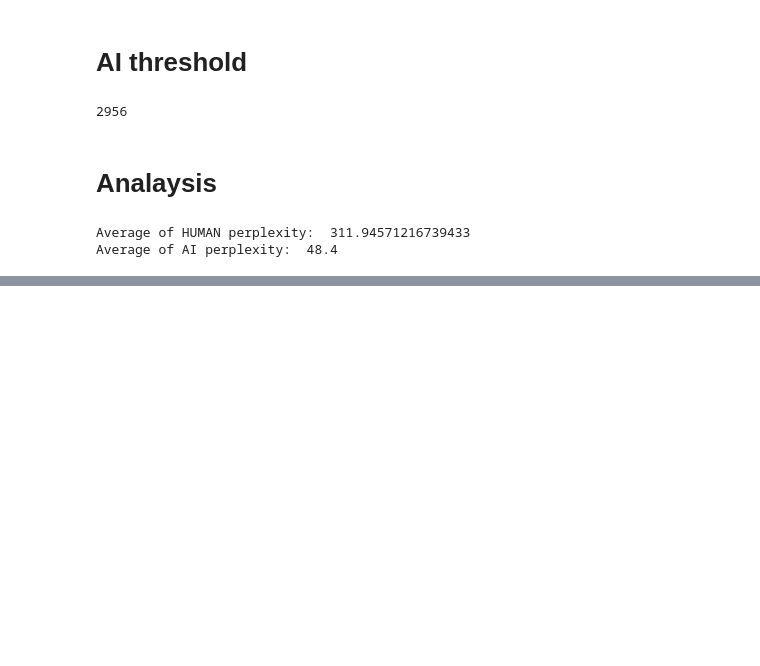
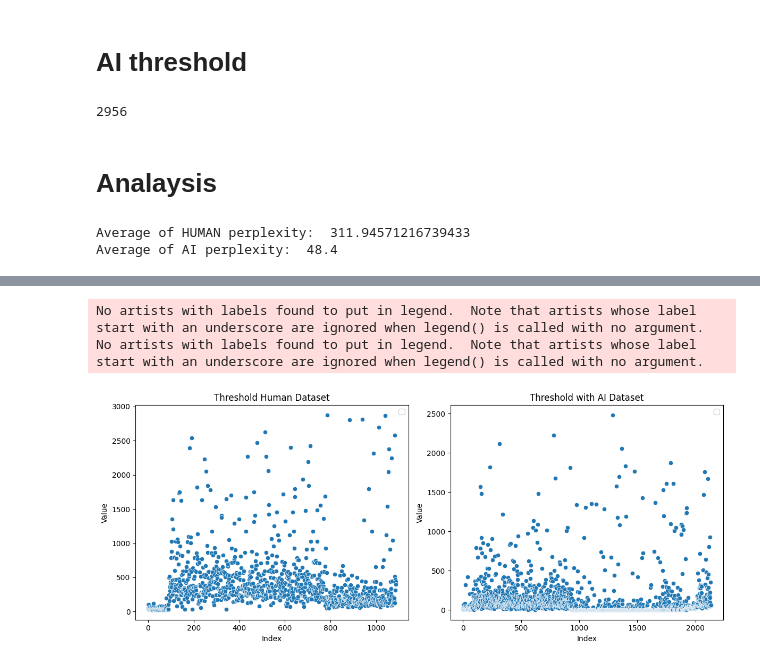
Before and after one commit to bobaebak/ai_text_detection, a Jupyter notebook: cookbooks/gptzero-threshold.ipynb, the cells around one changed output, grey strips where cells are left out. Saved outputs shown, nothing was run; the diff lists cells and outputs as text; code cells hidden in the pictures; blank space fills up the shorter version.

```diff
--- a/cookbooks/gptzero-threshold.ipynb
+++ b/cookbooks/gptzero-threshold.ipynb
@@ -216,0 +209,22 @@ Average of AI perplexity:  47.15
+# %%
+fig, axes = plt.subplots(nrows=1, ncols=2, figsize=(12, 5))
+# Scatter plot for Human Dataset
+sns.scatterplot(x=range(len(df_h)), y=df_h['Value'], ax=axes[0])
+axes[0].set_title('Threshold Human Dataset')
+axes[0].set_xlabel('Index')
+axes[0].set_ylabel('Value')
+axes[0].legend()
+
+# Scatter plot for AI Dataset
+sns.scatterplot(x=range(len(df_m)), y=df_m['Value'], ax=axes[1])
+axes[1].set_title('Threshold with AI Dataset')
+axes[1].set_xlabel('Index')
+axes[1].set_ylabel('Value')
+axes[1].legend()
+
+plt.tight_layout()
+plt.show()
+# %% [output]
+No artists with labels found to put in legend.  Note that artists whose label start with an underscore are ignored when legend() is called with no argument.
+No artists with labels found to put in legend.  Note that artists whose label start with an underscore are ignored when legend() is called with no argument.
+[figure, added]
```
Also changed, not shown: parts of 7 cells of this notebook, 7 other files.
